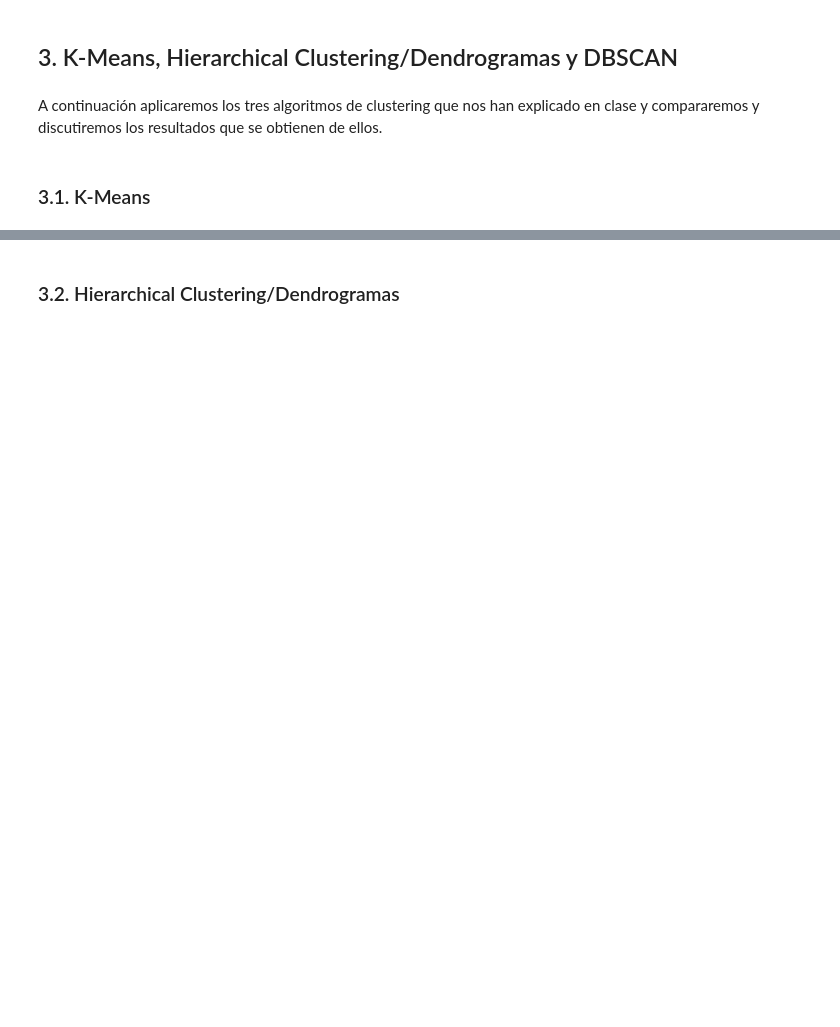
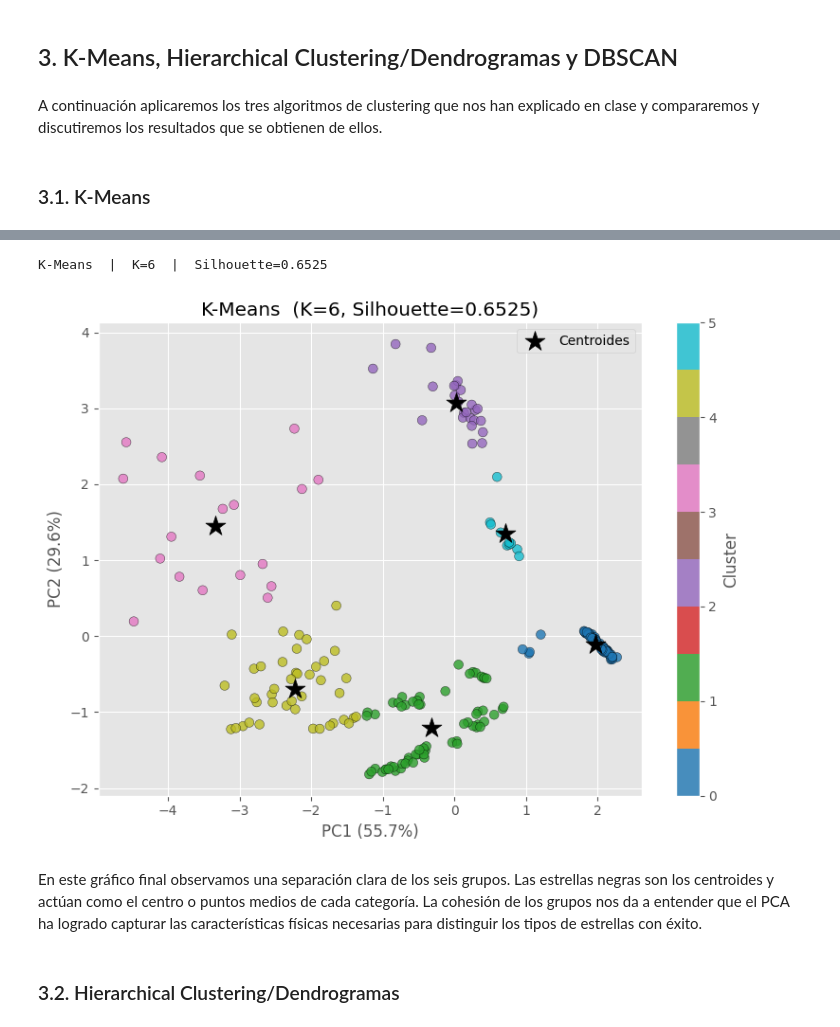
Before and after one commit to 100522155/Aprendizaje-Automatico-pr2, a Jupyter notebook: analisis.ipynb, the cells around one changed output, grey strips where cells are left out. Saved outputs shown, nothing was run; the diff lists cells and outputs as text; code cells hidden in the pictures; blank space fills up the shorter version.

```diff
--- a/analisis.ipynb
+++ b/analisis.ipynb
@@ -245,2 +300,32 @@ A continuación aplicaremos los tres algoritmos de clustering que nos han explic
+# %%
+# Modelo K-Means final
+# Ajustamos K según el análisis anterior
+K_OPTIMO = best_k_sil   # o el valor que el codo y silhouette indiquen
+
+km_final = KMeans(n_clusters=K_OPTIMO, n_init=25, random_state=SEED)
+labels_km = km_final.fit_predict(X_pca)
+
+sil_km = silhouette_score(X_pca, labels_km)
+print(f'K-Means  |  K={K_OPTIMO}  |  Silhouette={sil_km:.4f}')
+
+fig, ax = plt.subplots(figsize=(8, 6))
+scatter = ax.scatter(X_pca[:, 0], X_pca[:, 1], c=labels_km, cmap='tab10',
+                     alpha=0.8, edgecolors='k', linewidths=0.3, s=50)
+# Centroides
+centroids = km_final.cluster_centers_
+ax.scatter(centroids[:, 0], centroids[:, 1], c='black', s=250,
+           marker='*', label='Centroides', zorder=5)
+ax.set_title(f'K-Means  (K={K_OPTIMO}, Silhouette={sil_km:.4f})')
+ax.set_xlabel(f'PC1 ({var1:.1%})')
+ax.set_ylabel(f'PC2 ({var2:.1%})')
+ax.legend()
+plt.colorbar(scatter, ax=ax, label='Cluster')
+plt.tight_layout()
+plt.show()
+# %% [output]
+K-Means  |  K=6  |  Silhouette=0.6525
+[figure, added]
+# %% [markdown]
+En este gráfico final observamos una separación clara de los seis grupos. Las estrellas negras son los centroides y actúan como el centro o puntos medios de cada categoría. La cohesión de los grupos nos da a entender que el PCA ha logrado capturar las características físicas necesarias para distinguir los tipos de estrellas con éxito.
 # %% [markdown]
 ### 3.2. Hierarchical Clustering/Dendrogramas
```
Also changed, not shown: parts of 23 cells of this notebook.
